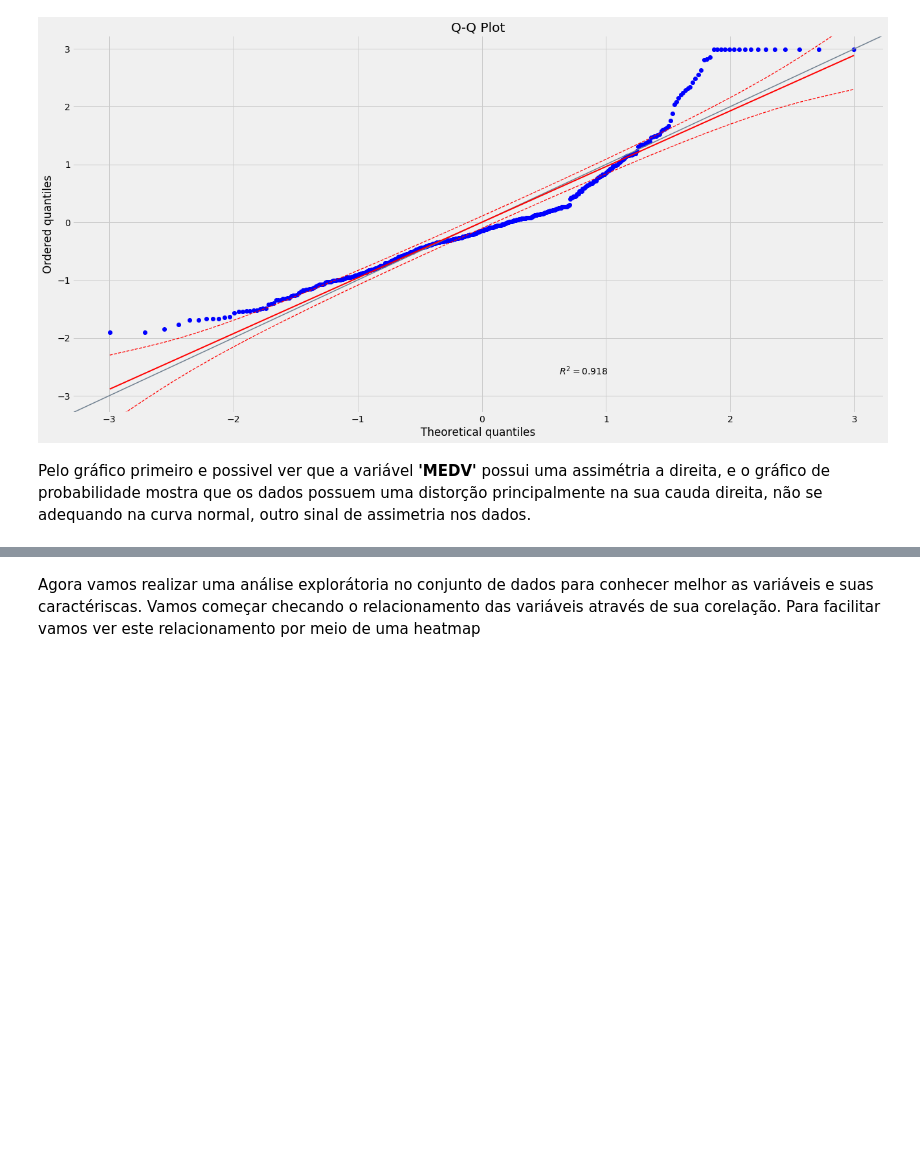
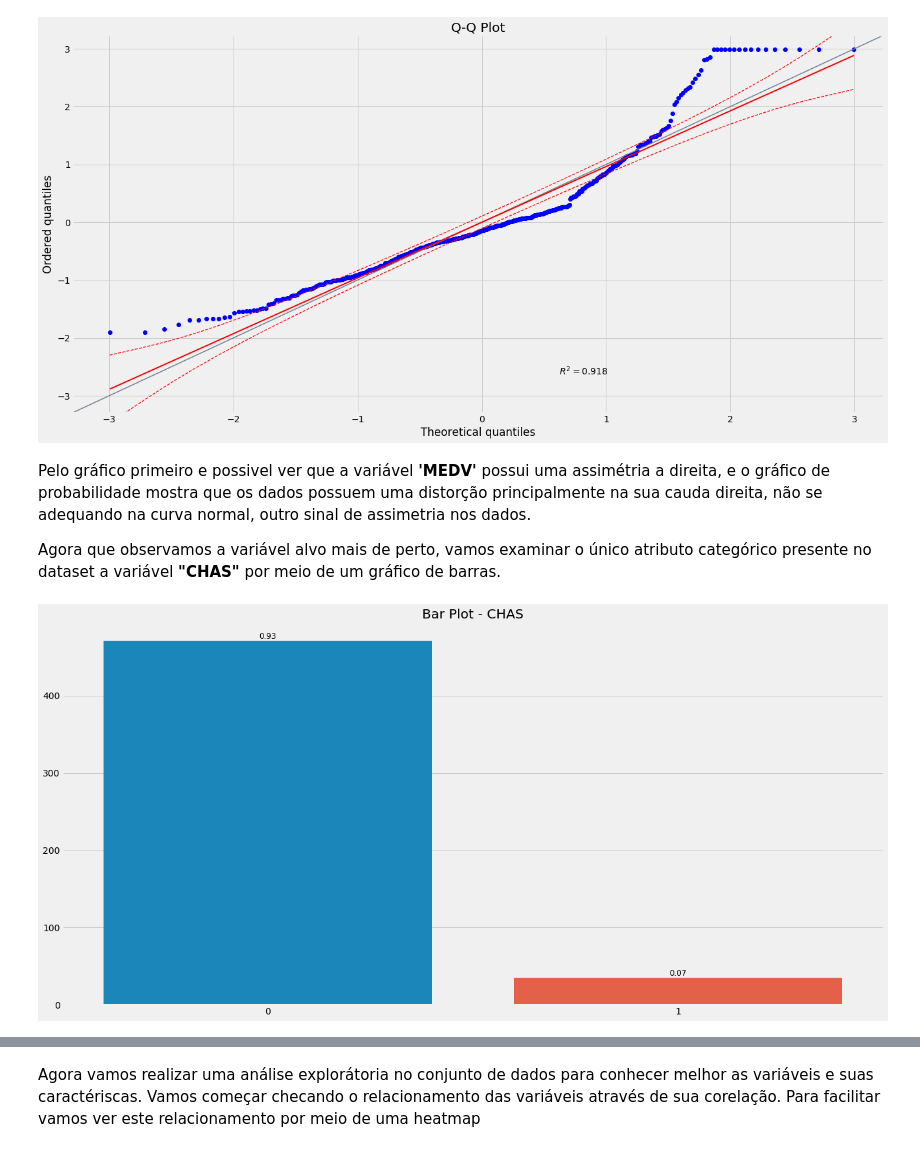
Before and after one commit to bobcastaldeli/LASSO-Regression, a Jupyter notebook: LassoRegression.ipynb, the cells around one changed output, grey strips where cells are left out. Saved outputs shown, nothing was run; the diff lists cells and outputs as text; code cells hidden in the pictures; blank space fills up the shorter version.

```diff
--- a/LassoRegression.ipynb
+++ b/LassoRegression.ipynb
@@ -111,3 +111,22 @@ plt.show()
 [figure]
 # %% [markdown]
 Pelo gráfico primeiro e possivel ver que a variável **'MEDV'** possui uma assimétria a direita, e o gráfico de probabilidade mostra que os dados possuem uma distorção principalmente na sua cauda direita, não se adequando na curva normal, outro sinal de assimetria nos dados.
+
+Agora que observamos a variável alvo mais de perto, vamos examinar o único atributo categórico presente no dataset a variável **"CHAS"** por meio de um gráfico de barras.
+# %%
+# Cria o novo gráfico de barras da variável "Churn"
+ax = sns.barplot(x=df['CHAS'].value_counts().index,
+                 y=df['CHAS'].value_counts().values,
+                 data=df)
+
+total = float(len(df))
+
+for p in ax.patches:
+    height = p.get_height()
+    ax.text(p.get_x() + p.get_width()/2., height, '{:1.2f}'.format(height/total),
+            fontsize=12, color='black', ha='center', va='bottom')
+
+plt.title('Bar Plot - CHAS')
+plt.show()
+# %% [output]
+[figure, added]
```
Also changed, not shown: parts of 13 cells of this notebook.
